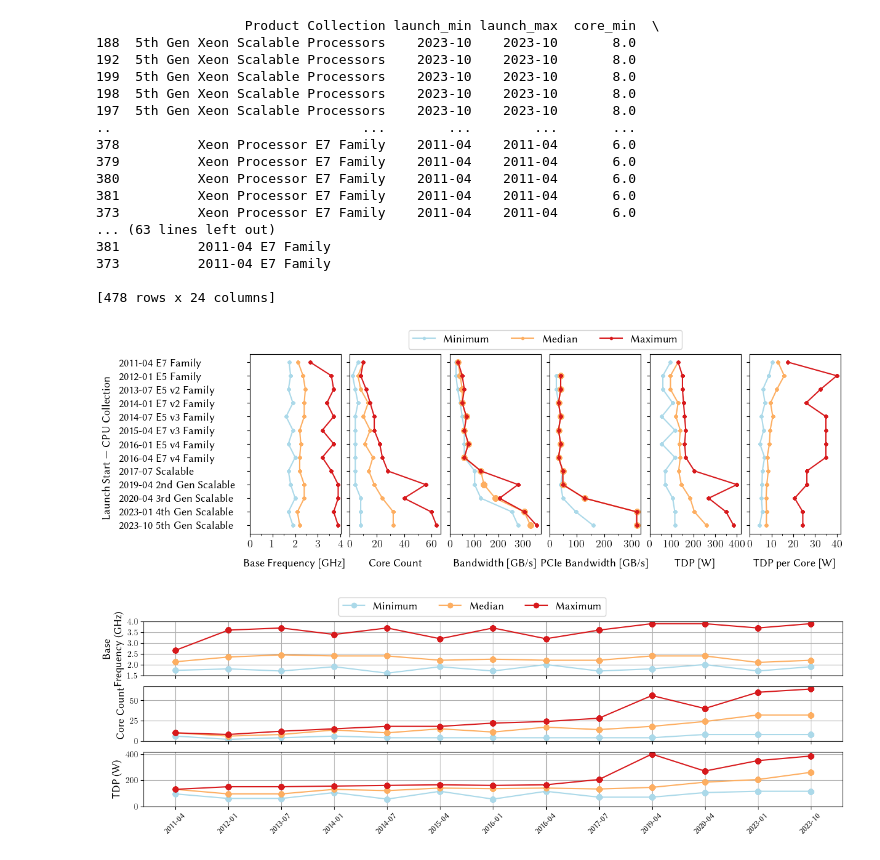
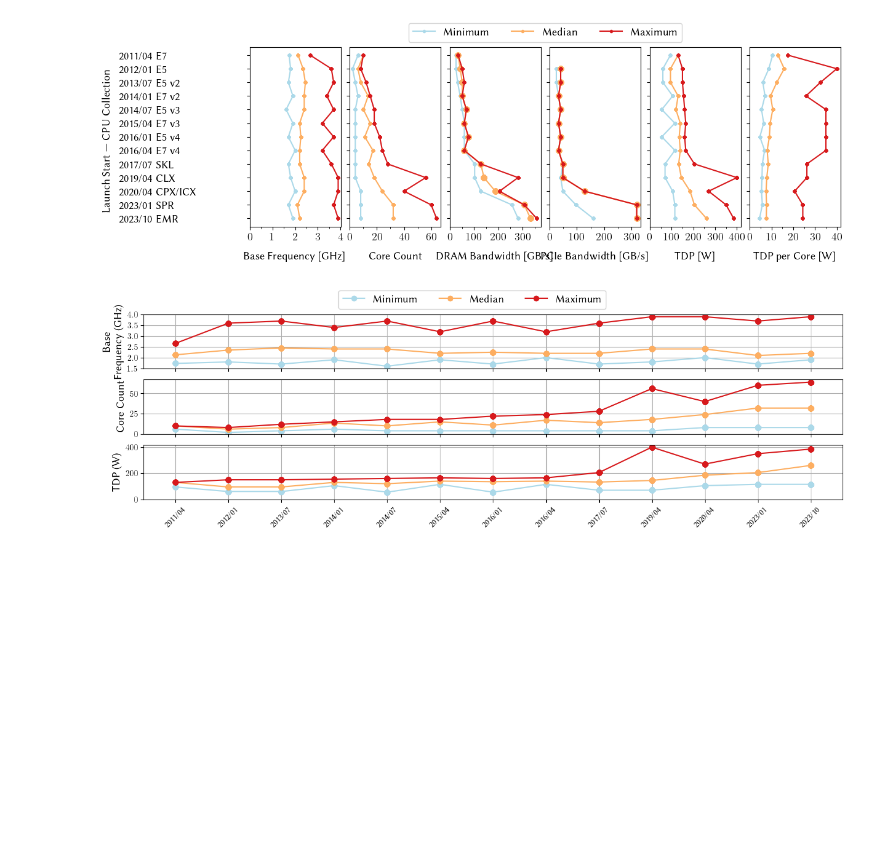
Before and after one commit to hpides/server-buy-advisor, a Jupyter notebook: notebooks/intel_cpus.ipynb, the cells around one changed output. Saved outputs shown, nothing was run; the diff lists cells and outputs as text; code cells hidden in the pictures; blank space fills up the shorter version.

Commit message:
Proposed changes to figure 1

```diff
--- a/notebooks/intel_cpus.ipynb
+++ b/notebooks/intel_cpus.ipynb
@@ -71,6 +71,7 @@ else:
 
 df[key_launch_year] = df[key_launch_date].str.split("-").str[0].astype(int)
 df[key_launch_year_month] = df[key_launch_date].str.slice(0, 7)
+df[key_launch_year_month] = df[key_launch_year_month].str.replace('-', '/')
 df[key_base_freq] = df[key_base_freq]/10**9
 df[key_turbo_freq] = df[key_turbo_freq]/10**9
 df[key_tdp_per_core] = df[key_tdp] / df[key_core_count]
@@ -180,6 +181,13 @@ plot_df = plot_df.reset_index()
 plot_df = pd.merge(plot_df, df[[key_collection, key_code_name]], on=key_collection, how='left')
 plot_df['collection_short'] = plot_df[key_collection].str.replace(r'Processor(s?)(\s?)', '', regex=True)
 plot_df['collection_short'] = plot_df['collection_short'].str.replace('Xeon ', '')
+plot_df['collection_short'] = plot_df['collection_short'].str.replace('Family', '')
+plot_df['collection_short'] = plot_df['collection_short'].str.replace('2nd Gen Scalable', 'CLX')
+plot_df['collection_short'] = plot_df['collection_short'].str.replace('3rd Gen Scalable', 'CPX/ICX')
+plot_df['collection_short'] = plot_df['collection_short'].str.replace('4th Gen Scalable', 'SPR')
+plot_df['collection_short'] = plot_df['collection_short'].str.replace('5th Gen Scalable', 'EMR')
+plot_df['collection_short'] = plot_df['collection_short'].str.replace('Scalable', 'SKL')
+
 plot_df["year_collection"] = plot_df["launch_min"].astype(str) + " " + plot_df['collection_short']
 plot_df = plot_df.sort_values(by='year_collection', ascending=False)
 
@@ -242,58 +250,41 @@ axs[2].plot(plot_df['bandwidth_max'], plot_df['year_collection'], marker='o', ma
 #axs[2].axhline(y=2)
 #axs[2].text(300, 9 + 0.25, 'DDR4')
 #axs[2].text(300, 2 + 0.25, 'DDR5')
-axs[2].set_xlabel('Bandwidth [GB/s]', fontsize=fontsize, labelpad=x_tick_label_pad)
+axs[2].set_xlabel('DRAM Bandwidth [GB/s]', fontsize=fontsize, labelpad=x_tick_label_pad)
 axs[2].xaxis.set_major_locator(ticker.MultipleLocator(100))
 axs[2].xaxis.set_minor_locator(ticker.MultipleLocator(50))
 axs[2].set_xlim(left=0)
 axs[2].tick_params(axis='x', rotation=x_tick_label_rotation)
 
 # PCIe Bandwidth
 axs[3].plot(plot_df['pcie_bandwidth_min'], plot_df['year_collection'], marker='o', markersize=3, label='Minimum', color=colors_qualitative[0])
 axs[3].plot(plot_df['pcie_bandwidth_median'], plot_df['year_collection'], marker='o', label='Median', color=colors_qualitative[1])
 axs[3].plot(plot_df['pcie_bandwidth_max'], plot_df['year_collection'], marker='o', markersize=3, label='Maximum', color=colors_qualitative[2])
 axs[3].set_xlabel('PCIe Bandwidth [GB/s]', fontsize=fontsize, labelpad=x_tick_label_pad)
 axs[3].xaxis.set_major_locator(ticker.MultipleLocator(100))
 axs[3].xaxis.set_minor_locator(ticker.MultipleLocator(50))
 axs[3].set_xlim(left=0)
 axs[3].tick_params(axis='x', rotation=x_tick_label_rotation)
 
 # Adjust y-axis label position
 for ax in axs:
     ax.tick_params(axis='x', labelsize=fontsize)
     ax.tick_params(axis='y', labelsize=fontsize)
     ax.yaxis.set_tick_params(pad=150)  # Adjust the padding for better alignment
     for label in ax.get_yticklabels():
         label.set_horizontalalignment('left')
 
 # Add a shared legend above the subplots
 handles, labels = axs[0].get_legend_handles_labels()
 fig.legend(handles, labels, loc='upper center', bbox_to_anchor=(0.63, 1.0), ncol=3, fontsize=fontsize)
 
 fig.supylabel('Launch Start | CPU Collection', fontsize=fontsize, x=0.15)
 fig.tight_layout()
 fig.savefig("../figures/intel_xeon_evolution.pdf", bbox_inches='tight')
 fig.savefig("../figures/intel_xeon_evolution.svg", bbox_inches='tight')
 plt.show()
 # %% [output]
-                   Product Collection launch_min launch_max  core_min  \
-188  5th Gen Xeon Scalable Processors    2023-10    2023-10       8.0
-192  5th Gen Xeon Scalable Processors    2023-10    2023-10       8.0
-199  5th Gen Xeon Scalable Processors    2023-10    2023-10       8.0
-198  5th Gen Xeon Scalable Processors    2023-10    2023-10       8.0
-197  5th Gen Xeon Scalable Processors    2023-10    2023-10       8.0
-..                                ...        ...        ...       ...
-378          Xeon Processor E7 Family    2011-04    2011-04       6.0
-379          Xeon Processor E7 Family    2011-04    2011-04       6.0
-380          Xeon Processor E7 Family    2011-04    2011-04       6.0
-381          Xeon Processor E7 Family    2011-04    2011-04       6.0
-373          Xeon Processor E7 Family    2011-04    2011-04       6.0
-... (63 lines left out)
-381          2011-04 E7 Family
-373          2011-04 E7 Family
-
-[478 rows x 24 columns]
-[figure, old version]
+[figure, new version]
 # %%
 figsize = (15, 4)
 fontsize = 13
```
